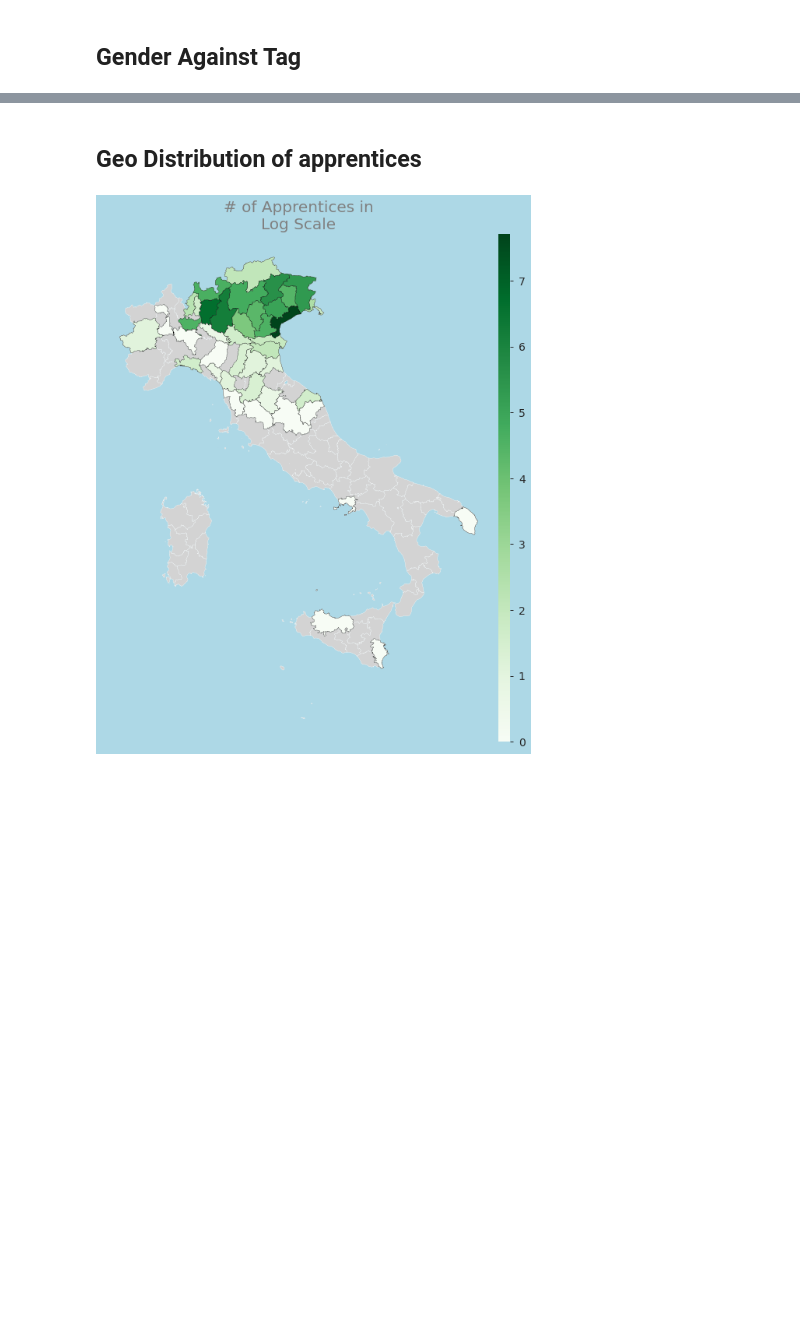
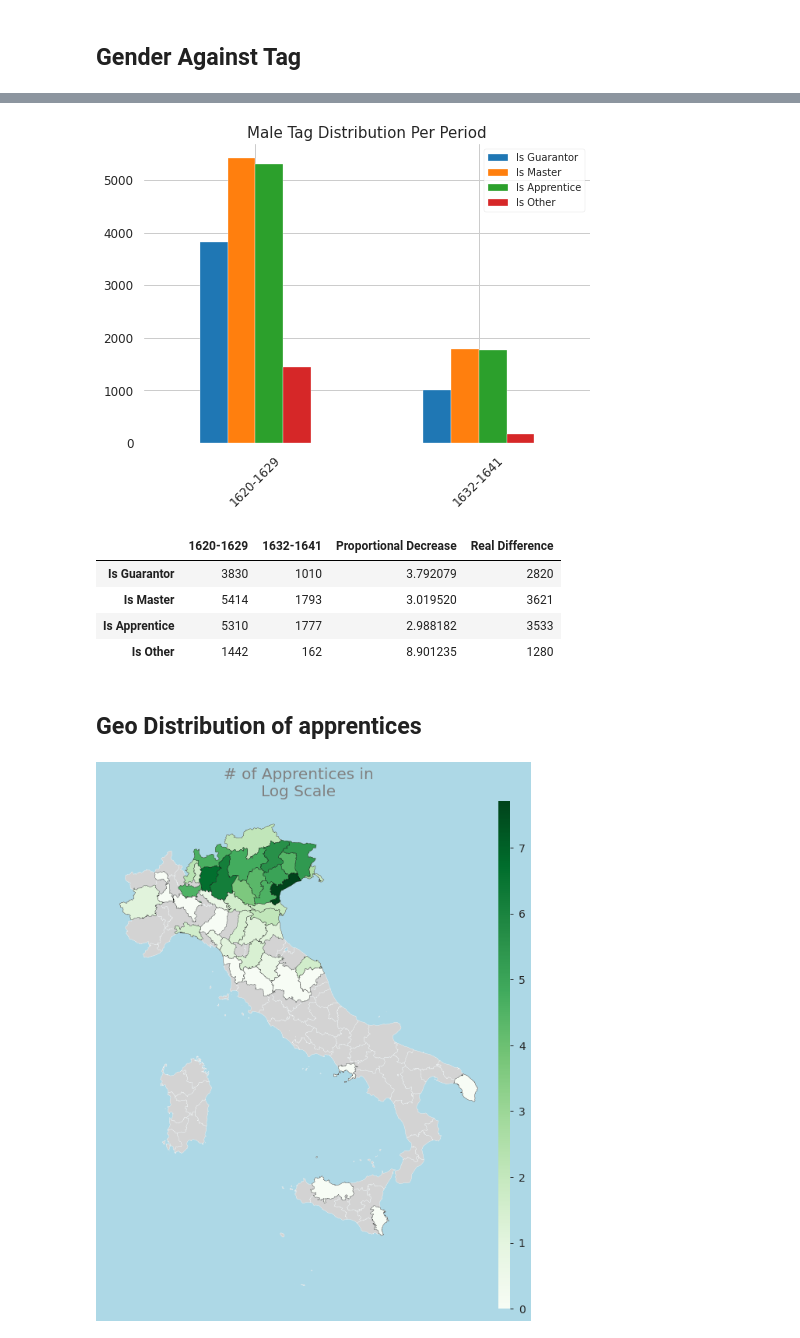
Before and after one commit to AlricRahl/Garzoni-Dataset-Exploration, a Jupyter notebook: src/Progress Notebook.ipynb, the cells around one changed output, grey strips where cells are left out. Drawn from its saved outputs; the diff is of its cells as text; code cells hidden in the pictures; blank space fills up the shorter version.

```diff
--- a/src/Progress Notebook.ipynb
+++ b/src/Progress Notebook.ipynb
@@ -1132,3 +1188,12 @@ plt.show()
+# %%
+genderCount(mal_plague_counts, "male")
+# %% [output]
+[figure, added]
+|  | 1620-1629 | 1632-1641 | Proportional Decrease | Real Difference |
+| Is Guarantor | 3830 | 1010 | 3.792079 | 2820 |
+| Is Master | 5414 | 1793 | 3.019520 | 3621 |
+| Is Apprentice | 5310 | 1777 | 2.988182 | 3533 |
+| Is Other | 1442 | 162 | 8.901235 | 1280 |
 # %% [markdown]
 ## Geo Distribution of apprentices ##
 # %%
```
Also changed, not shown: parts of 13 cells of this notebook, 2 other files.
